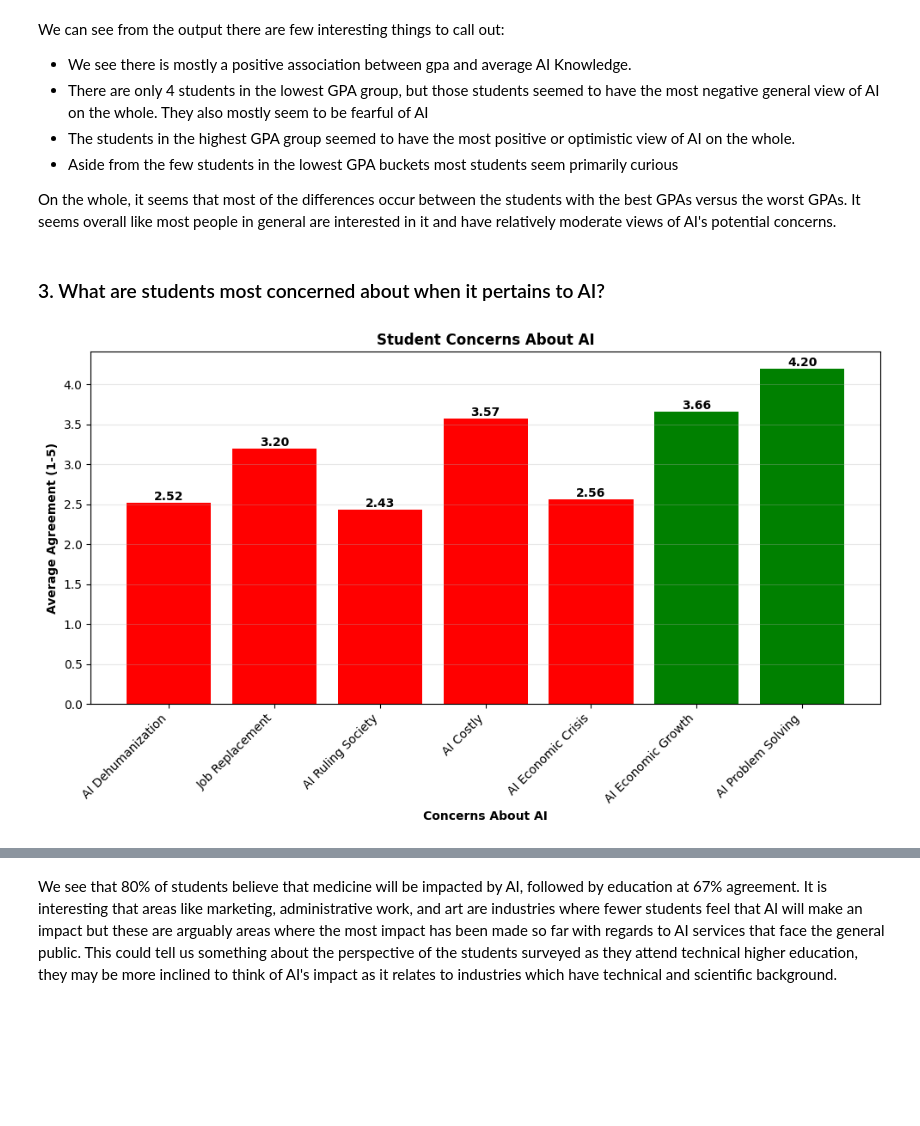
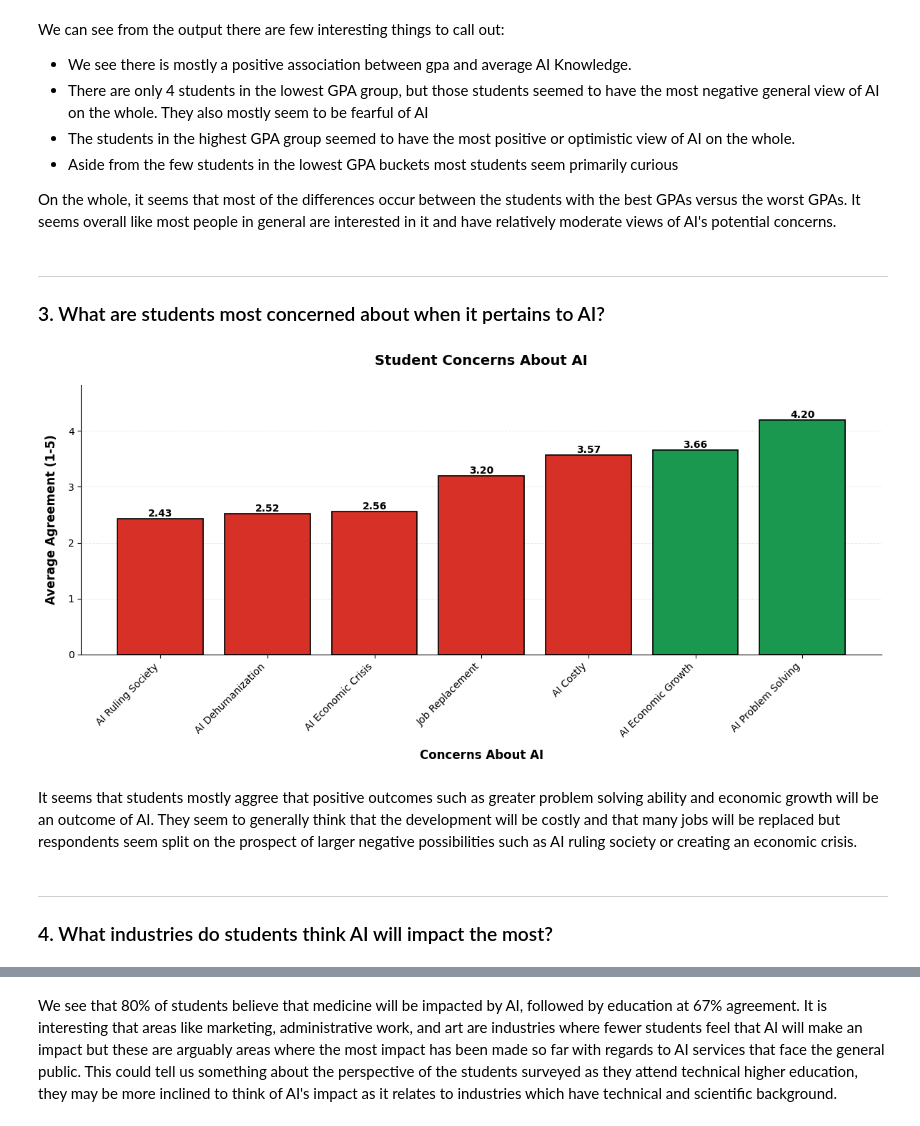
Before and after one commit to danield2255/ai_in_education_analysis, a Jupyter notebook: SurveyDataExploration.ipynb, the cells around one changed output, grey strips where cells are left out. Drawn from its saved outputs; the diff is of its cells as text; code cells hidden in the pictures; blank space fills up the shorter version.

```diff
--- a/SurveyDataExploration.ipynb
+++ b/SurveyDataExploration.ipynb
@@ -456,35 +455,55 @@ We can see from the output there are few interesting things to call out:
 
 On the whole, it seems that most of the differences occur between the students with the best GPAs versus the worst GPAs. It seems overall like most people in general are interested in it and have relatively moderate views of AI's potential concerns.
 # %% [markdown]
+------------------------------------
 ### 3. What are students most concerned about when it pertains to AI?
 # %%
-
 concerns = {
     'AI Dehumanization': df_new['agree_ai_dehumanization'].mean(),
     'Job Replacement': df_new['agree_job_replacement'].mean(),
     'AI Ruling Society': df_new['agree_ai_ruling_society'].mean(),
     "AI Costly": df_new['agree_ai_costly'].mean(),
     'AI Economic Crisis': df_new['agree_ai_economic_crisis'].mean(),
     'AI Economic Growth': df_new['agree_ai_economic_growth'].mean(),
-    'AI Problem Solving': df_new['agree_ai_problem_solving'].mean()}
+    'AI Problem Solving': df_new['agree_ai_problem_solving'].mean()
+}
+concerns_sorted = dict(sorted(concerns.items(), key=lambda x: x[1]))
 
-plt.figure(figsize=(10, 6))
-bars = plt.bar(concerns.keys(), concerns.values(), color=['red', "red", "red", "red", "red", "green", "green"])
-plt.xlabel('Concerns About AI', fontweight='bold')
-plt.ylabel('Average Agreement (1-5)', fontweight='bold')
-plt.title('Student Concerns About AI', fontweight='bold')
-plt.xticks(rotation=45, ha='right')
-plt.grid(axis='y', alpha=0.3)
 
-# Value on top of bars
+fig, ax = plt.subplots(figsize=(12, 6))
+# Colors based on concern type (red for concerns, green for positive)
+colors = ['#d73027' if i < 5 else '#1a9850' for i in range(len(concerns_sorted))]
+bars = ax.bar(range(len(concerns_sorted)), concerns_sorted.values(), color=colors, edgecolor='black', linewidth=1.2)
+
+ax.set_xlabel('Concerns About AI', fontsize=12, fontweight='bold', labelpad=10)
+ax.set_ylabel('Average Agreement (1-5)', fontsize=12, fontweight='bold', labelpad=10)
+ax.set_title('Student Concerns About AI', fontsize=14, fontweight='bold', pad=20)
+ax.set_xticks(range(len(concerns_sorted)))
+ax.set_xticklabels(concerns_sorted.keys(), rotation=45, ha='right', fontsize=10)
+ax.set_ylim(0, max(concerns_sorted.values()) * 1.15)
+
+ax.grid(axis='y', alpha=0.3, linestyle='--', linewidth=0.7)
+ax.set_axisbelow(True)
+
+# Value labels on top of bars
 for bar in bars:
     height = bar.get_height()
-    plt.text(bar.get_x() + bar.get_width() / 2., height,f'{float(height):.2f}',ha='center', va='bottom', fontweight='bold')
+    ax.text(bar.get_x() + bar.get_width() / 2., height,
+            f'{height:.2f}', ha='center', va='bottom', fontsize=10, fontweight='bold')
 
+ax.spines['top'].set_visible(False)
+ax.spines['right'].set_visible(False)
+ax.spines['left'].set_linewidth(0.8)
+ax.spines['bottom'].set_linewidth(0.8)
 plt.tight_layout()
 plt.show()
 # %% [output]
-[figure, old version]
+[figure, new version]
+# %% [markdown]
+It seems that students mostly aggree that positive outcomes such as greater problem solving ability and economic growth will be an outcome of AI. They seem to generally think that the development will be costly and that many jobs will be replaced but respondents seem split on the prospect of larger negative possibilities such as AI ruling society or creating an economic crisis.
+# %% [markdown]
+-----------------------------------------
+### 4. What industries do students think AI will impact the most?
 # %%
 industries = {
     'Education': df_new['ai_impact_education'].sum(),
```
Also changed, not shown: parts of 10 cells of this notebook, 2 other files.
